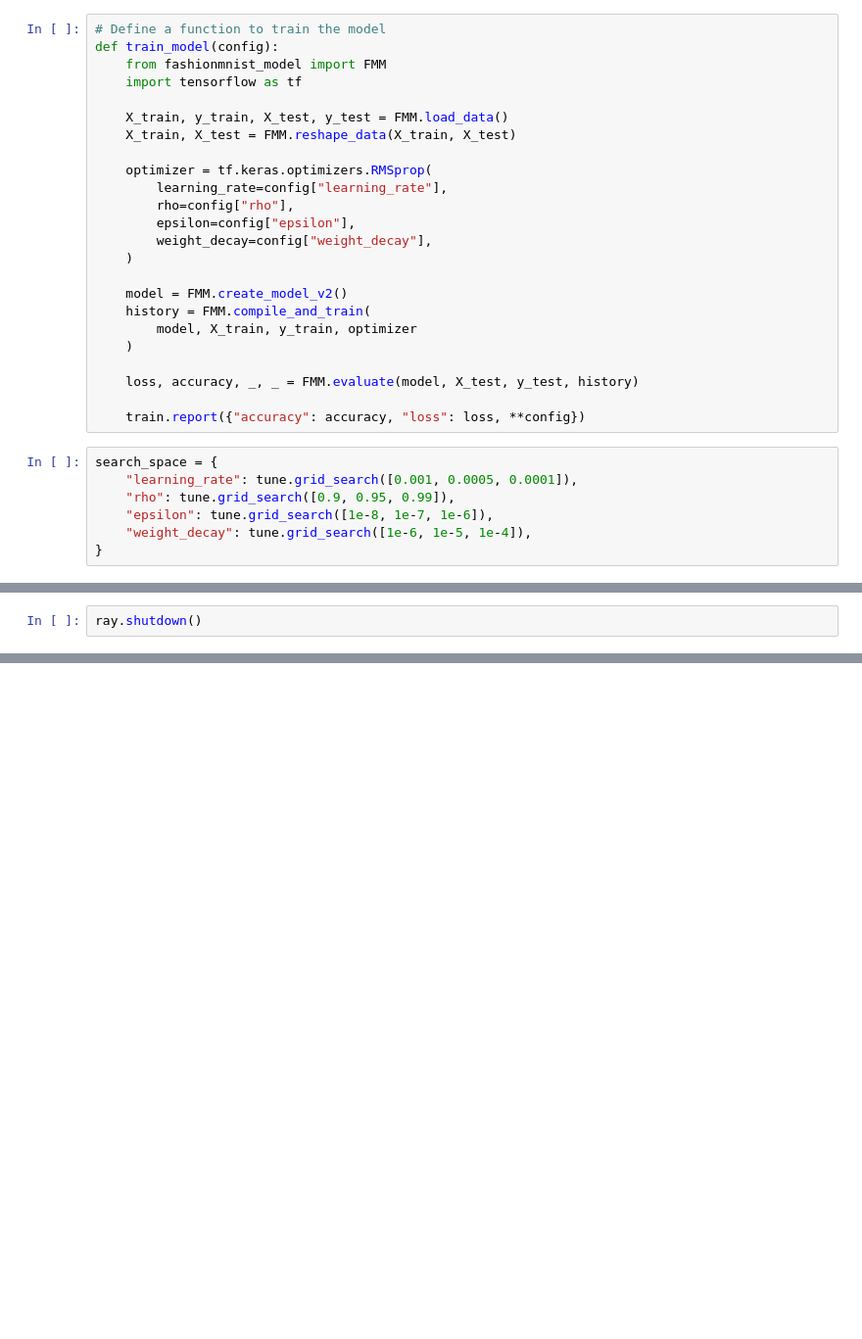
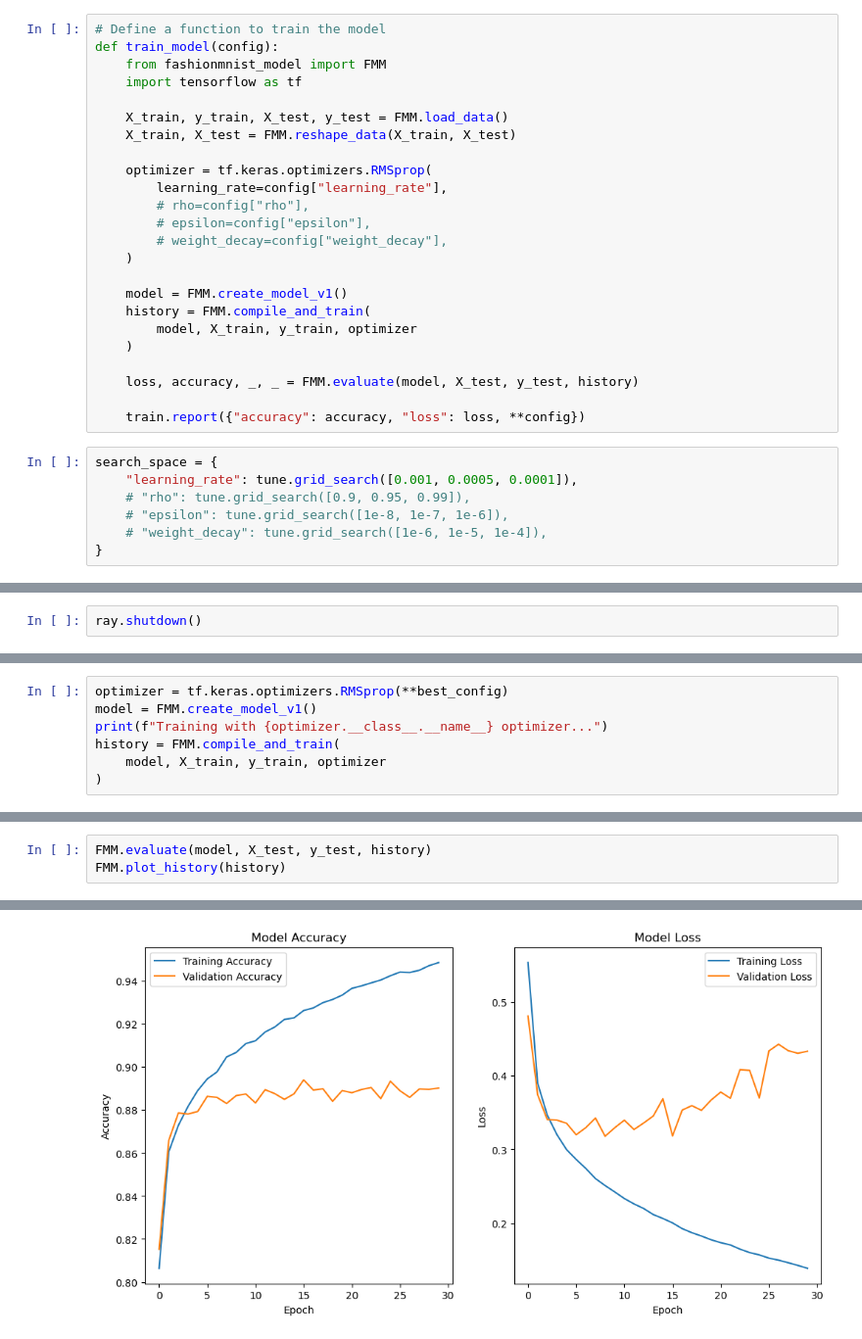
Before and after one commit to awsactivators/Ad-DL-Midterm-Project, a Jupyter notebook: fashion_mnist_RMSprop_optimizer.ipynb, the cells around one changed output, grey strips where cells are left out. Shown at 98% size. Saved outputs shown, nothing was run; the diff lists cells and outputs as text; blank space fills up the shorter version.

```diff
--- a/fashion_mnist_RMSprop_optimizer.ipynb
+++ b/fashion_mnist_RMSprop_optimizer.ipynb
@@ -102,12 +110,12 @@ def train_model(config):
 
     optimizer = tf.keras.optimizers.RMSprop(
         learning_rate=config["learning_rate"],
-        rho=config["rho"],
-        epsilon=config["epsilon"],
-        weight_decay=config["weight_decay"],
+        # rho=config["rho"],
+        # epsilon=config["epsilon"],
+        # weight_decay=config["weight_decay"],
     )
 
-    model = FMM.create_model_v2()
+    model = FMM.create_model_v1()
     history = FMM.compile_and_train(
         model, X_train, y_train, optimizer
     )
@@ -118,9 +126,9 @@ def train_model(config):
 # %%
 search_space = {
     "learning_rate": tune.grid_search([0.001, 0.0005, 0.0001]),
-    "rho": tune.grid_search([0.9, 0.95, 0.99]),
-    "epsilon": tune.grid_search([1e-8, 1e-7, 1e-6]),
-    "weight_decay": tune.grid_search([1e-6, 1e-5, 1e-4]),
+    # "rho": tune.grid_search([0.9, 0.95, 0.99]),
+    # "epsilon": tune.grid_search([1e-8, 1e-7, 1e-6]),
+    # "weight_decay": tune.grid_search([1e-6, 1e-5, 1e-4]),
 }
 # %%
 # Run hyperparameter tuning
@@ -141,0 +186,7 @@ print("Best accuracy:", analysis.best_result["accuracy"])
+# %%
+optimizer = tf.keras.optimizers.RMSprop(**best_config)
+model = FMM.create_model_v1()
+print(f"Training with {optimizer.__class__.__name__} optimizer...")
+history = FMM.compile_and_train(
+    model, X_train, y_train, optimizer
+)
@@ -141,0 +213,4 @@ print("Best accuracy:", analysis.best_result["accuracy"])
+# %%
+FMM.evaluate(model, X_test, y_test, history)
+FMM.plot_history(history)
+# %% [output]
@@ -141,0 +223 @@ print("Best accuracy:", analysis.best_result["accuracy"])
+[figure, added]
```
Also changed, not shown: parts of 8 cells of this notebook, 5 other files.
